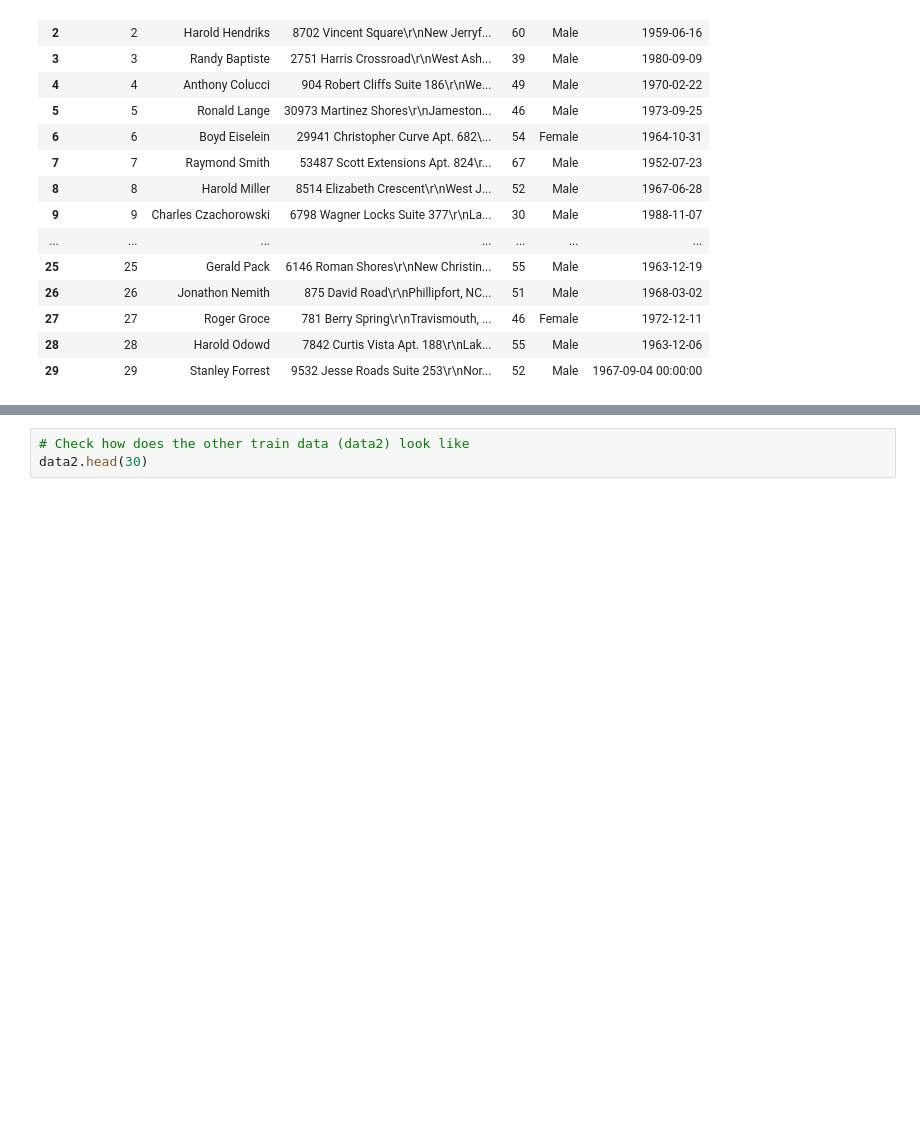
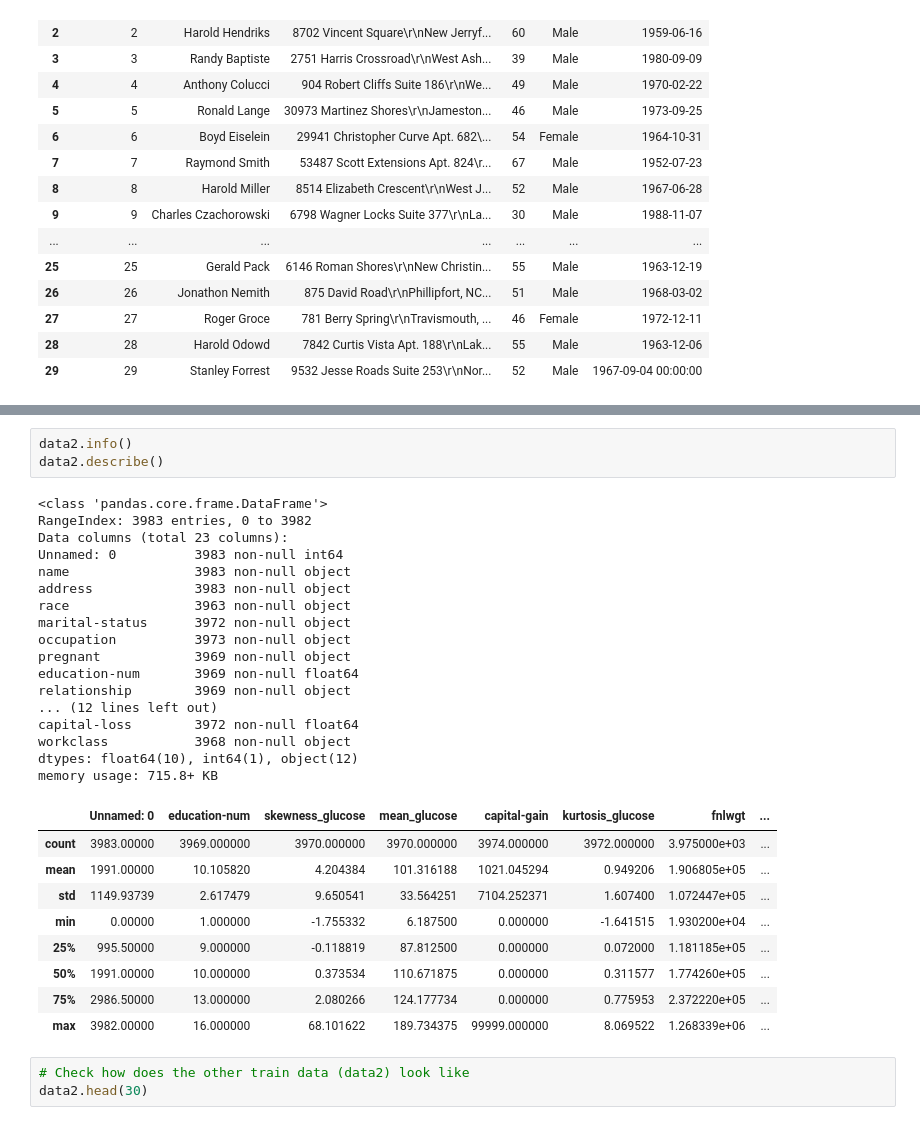
Before and after one commit to gyurix/IAU, a Jupyter notebook: iau.ipynb, the cells around one changed output, grey strips where cells are left out. Drawn from its saved outputs; the diff is of its cells as text; blank space fills up the shorter version.

```diff
--- a/iau.ipynb
+++ b/iau.ipynb
@@ -63,3 +144,33 @@ data.head(30)
+# %%
+data2.info()
+data2.describe()
+# %% [output]
+<class 'pandas.core.frame.DataFrame'>
+RangeIndex: 3983 entries, 0 to 3982
+Data columns (total 23 columns):
+Unnamed: 0          3983 non-null int64
+name                3983 non-null object
+address             3983 non-null object
+race                3963 non-null object
+marital-status      3972 non-null object
+occupation          3973 non-null object
+pregnant            3969 non-null object
+education-num       3969 non-null float64
+relationship        3969 non-null object
+... (12 lines left out)
+capital-loss        3972 non-null float64
+workclass           3968 non-null object
+dtypes: float64(10), int64(1), object(12)
+memory usage: 715.8+ KB
+|  | Unnamed: 0 | education-num | skewness_glucose | mean_glucose | capital-gain | kurtosis_glucose | fnlwgt | ... |
+| count | 3983.00000 | 3969.000000 | 3970.000000 | 3970.000000 | 3974.000000 | 3972.000000 | 3.975000e+03 | ... |
+| mean | 1991.00000 | 10.105820 | 4.204384 | 101.316188 | 1021.045294 | 0.949206 | 1.906805e+05 | ... |
+| std | 1149.93739 | 2.617479 | 9.650541 | 33.564251 | 7104.252371 | 1.607400 | 1.072447e+05 | ... |
+| min | 0.00000 | 1.000000 | -1.755332 | 6.187500 | 0.000000 | -1.641515 | 1.930200e+04 | ... |
+| 25% | 995.50000 | 9.000000 | -0.118819 | 87.812500 | 0.000000 | 0.072000 | 1.181185e+05 | ... |
+| 50% | 1991.00000 | 10.000000 | 0.373534 | 110.671875 | 0.000000 | 0.311577 | 1.774260e+05 | ... |
+| 75% | 2986.50000 | 13.000000 | 2.080266 | 124.177734 | 0.000000 | 0.775953 | 2.372220e+05 | ... |
+| max | 3982.00000 | 16.000000 | 68.101622 | 189.734375 | 99999.000000 | 8.069522 | 1.268339e+06 | ... |
 # %%
 # Check how does the other train data (data2) look like
 data2.head(30)
```
Also changed, not shown: parts of 9 cells of this notebook.
